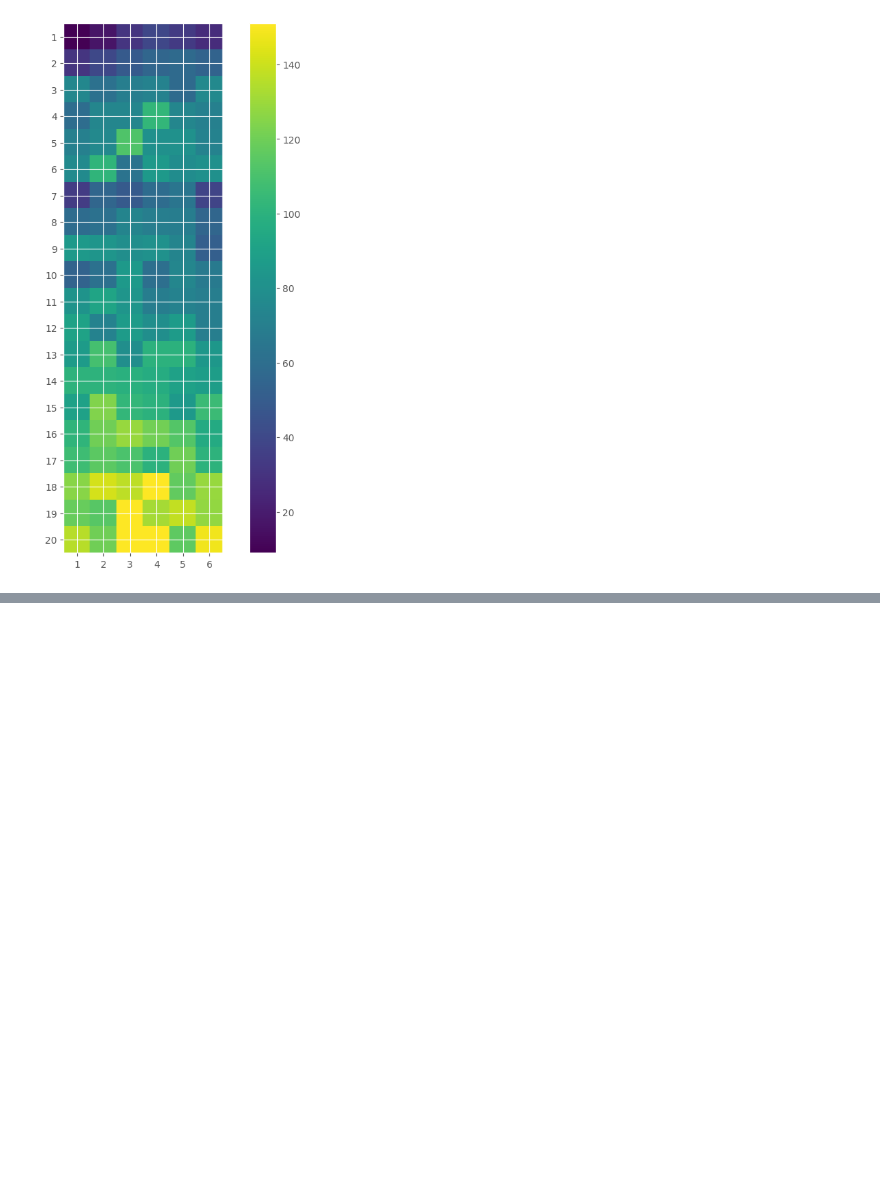
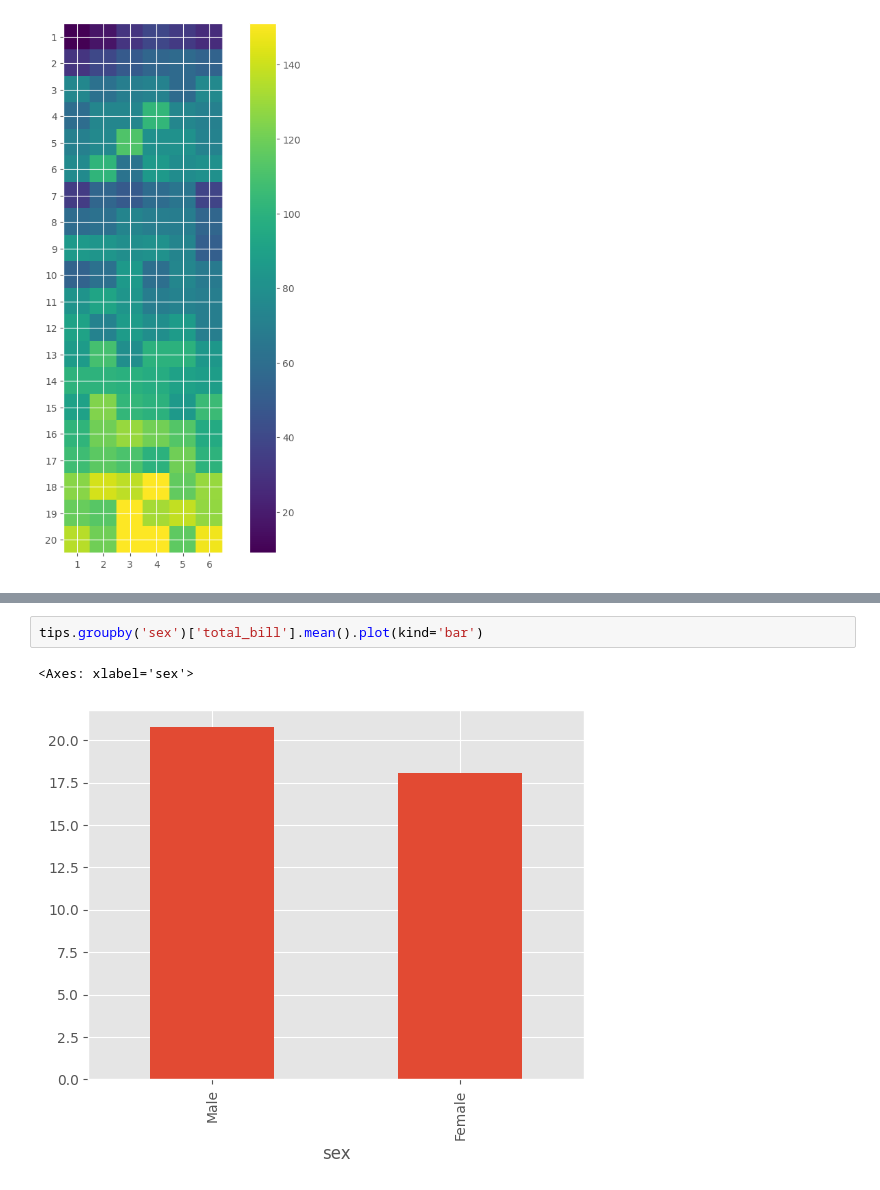
Before and after one commit to heresDataScienceProjects/DataViualizations, a Jupyter notebook: matplotlib_practice.ipynb, the cells around one changed output, grey strips where cells are left out. Cells and saved outputs as stored; diff of their text form; blank space fills up the shorter version.

```diff
--- a/matplotlib_practice.ipynb
+++ b/matplotlib_practice.ipynb
@@ -463,0 +504,5 @@ plt.colorbar()
+# %%
+tips.groupby('sex')['total_bill'].mean().plot(kind='bar')
+# %% [output]
+<Axes: xlabel='sex'>
+[figure, added]
```
Also changed, not shown: parts of 17 cells of this notebook.
